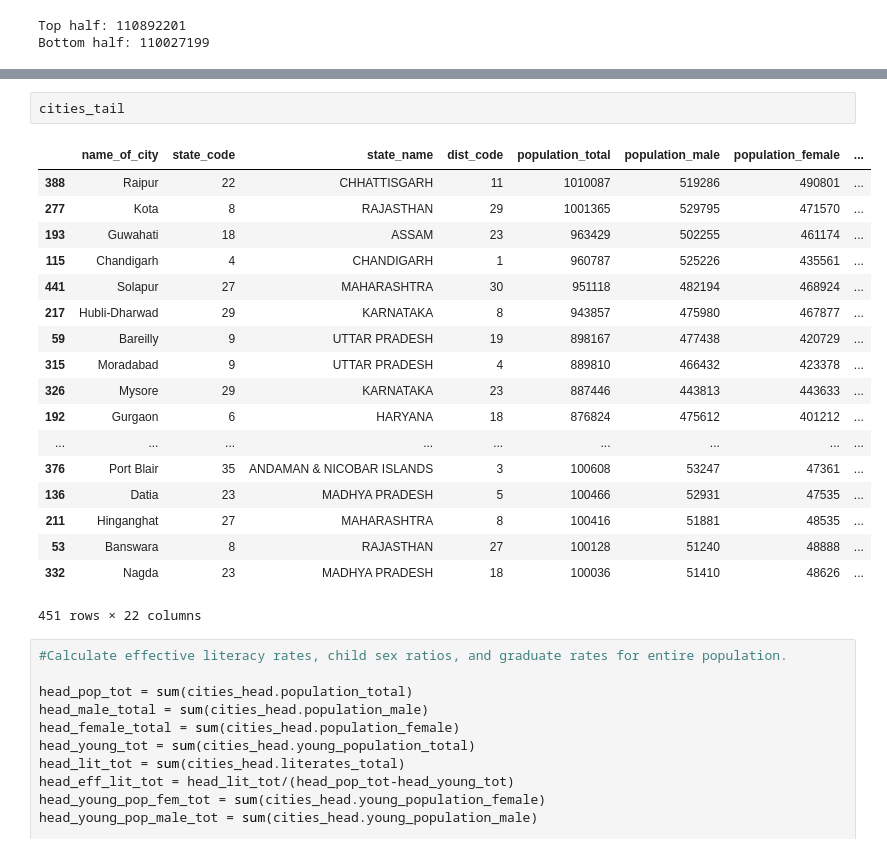
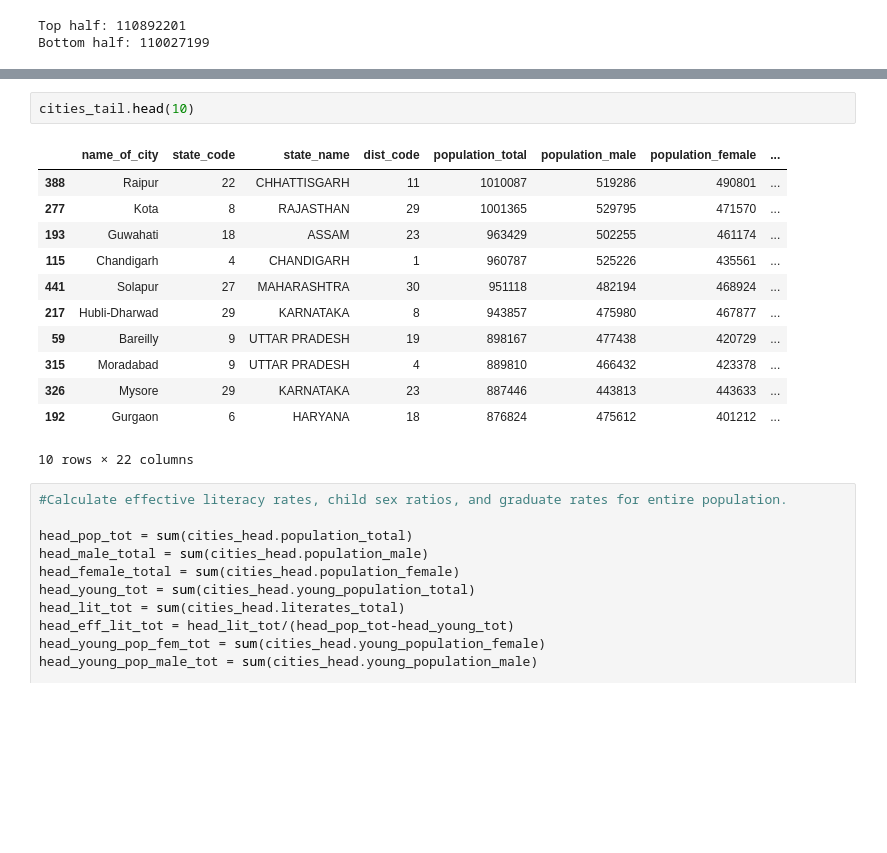
Before and after one commit to meqrothwell/Thinkful, a Jupyter notebook: 1.5.1 Data Analysis.ipynb, the cells around one changed output, grey strips where cells are left out. Drawn from its saved outputs; the diff is of its cells as text; blank space fills up the shorter version.

```diff
--- a/1.5.1 Data Analysis.ipynb
+++ b/1.5.1 Data Analysis.ipynb
@@ -128,24 +116,18 @@ cities_head
 # %%
-cities_tail
+cities_tail.head(10)
 # %% [output]
 |  | name_of_city | state_code | state_name | dist_code | population_total | population_male | population_female | ... |
 | 388 | Raipur | 22 | CHHATTISGARH | 11 | 1010087 | 519286 | 490801 | ... |
 | 277 | Kota | 8 | RAJASTHAN | 29 | 1001365 | 529795 | 471570 | ... |
 | 193 | Guwahati | 18 | ASSAM | 23 | 963429 | 502255 | 461174 | ... |
 | 115 | Chandigarh | 4 | CHANDIGARH | 1 | 960787 | 525226 | 435561 | ... |
 | 441 | Solapur | 27 | MAHARASHTRA | 30 | 951118 | 482194 | 468924 | ... |
 | 217 | Hubli-Dharwad | 29 | KARNATAKA | 8 | 943857 | 475980 | 467877 | ... |
 | 59 | Bareilly | 9 | UTTAR PRADESH | 19 | 898167 | 477438 | 420729 | ... |
 | 315 | Moradabad | 9 | UTTAR PRADESH | 4 | 889810 | 466432 | 423378 | ... |
 | 326 | Mysore | 29 | KARNATAKA | 23 | 887446 | 443813 | 443633 | ... |
 | 192 | Gurgaon | 6 | HARYANA | 18 | 876824 | 475612 | 401212 | ... |
-| ... | ... | ... | ... | ... | ... | ... | ... | ... |
-| 376 | Port Blair | 35 | ANDAMAN & NICOBAR ISLANDS | 3 | 100608 | 53247 | 47361 | ... |
-| 136 | Datia | 23 | MADHYA PRADESH | 5 | 100466 | 52931 | 47535 | ... |
-| 211 | Hinganghat | 27 | MAHARASHTRA | 8 | 100416 | 51881 | 48535 | ... |
-| 53 | Banswara | 8 | RAJASTHAN | 27 | 100128 | 51240 | 48888 | ... |
-| 332 | Nagda | 23 | MADHYA PRADESH | 18 | 100036 | 51410 | 48626 | ... |
-451 rows × 22 columns
+10 rows × 22 columns
 # %%
 #Calculate effective literacy rates, child sex ratios, and graduate rates for entire population.
 
```
Also changed, not shown: parts of 2 cells of this notebook.
